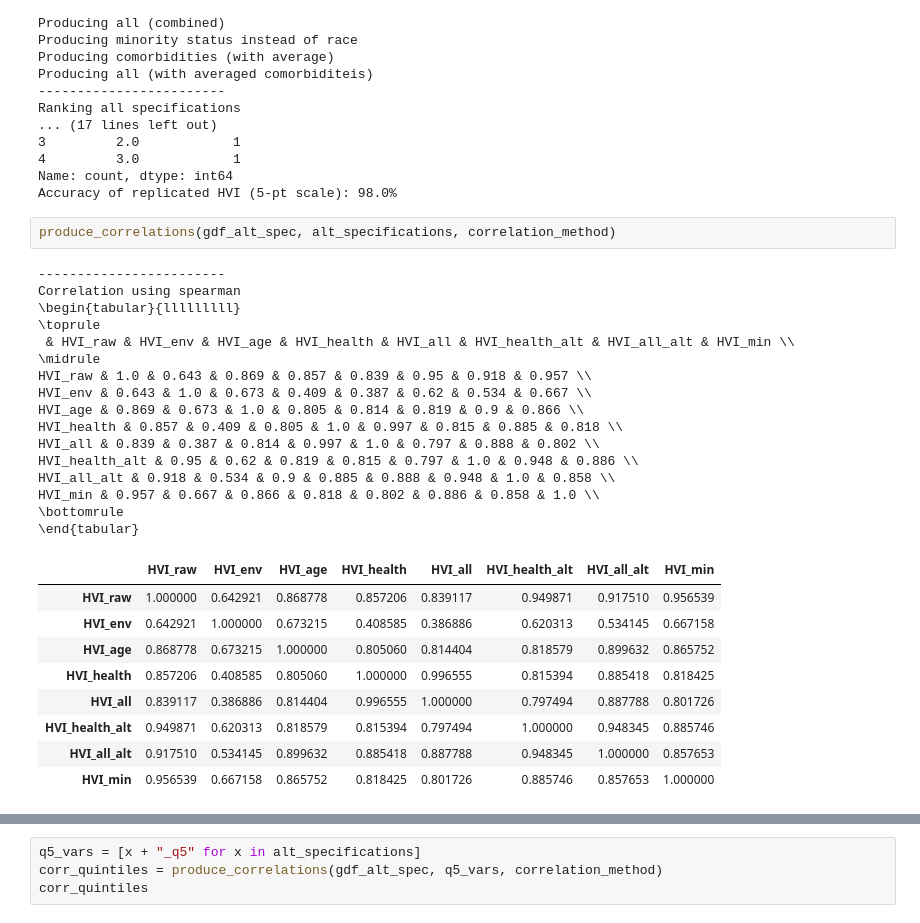
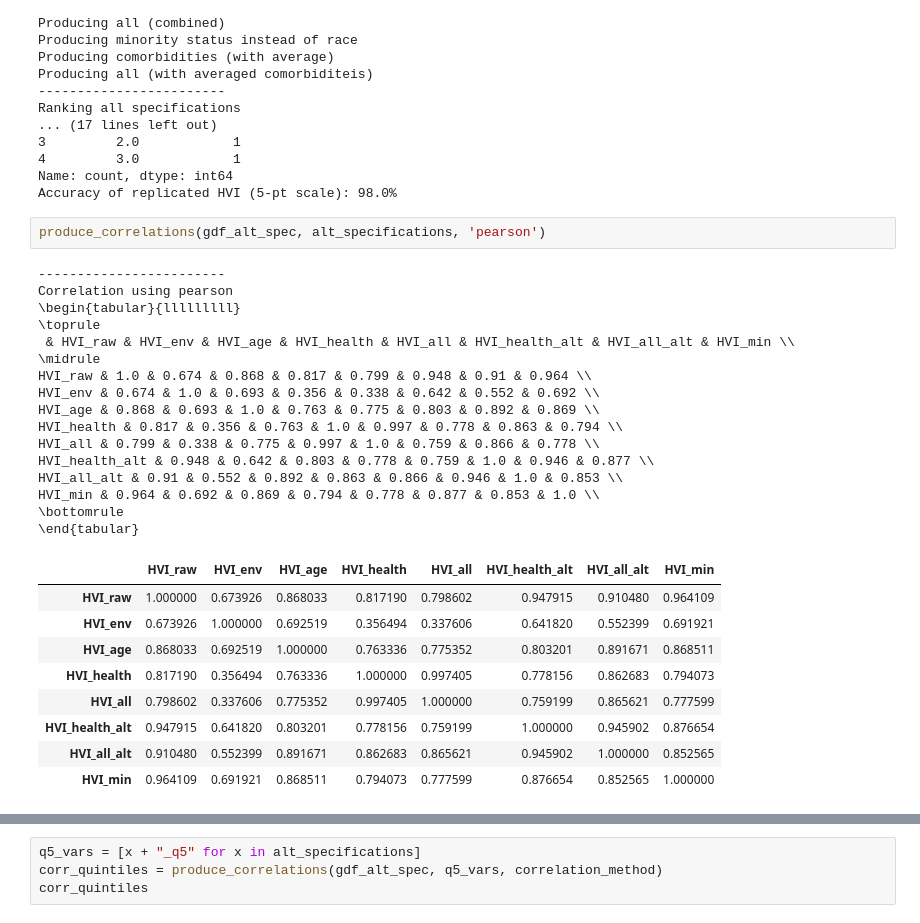
Before and after one commit to jennahgosciak/ScrutinizingIndexRiskAssessments, a Jupyter notebook: replicate-figures.ipynb, the cells around one changed output, grey strips where cells are left out. Saved outputs shown, nothing was run; the diff lists cells and outputs as text.

```diff
--- a/replicate-figures.ipynb
+++ b/replicate-figures.ipynb
@@ -360,33 +358,33 @@ Ranking all specifications
 Name: count, dtype: int64
 Accuracy of replicated HVI (5-pt scale): 98.0%
 # %%
-produce_correlations(gdf_alt_spec, alt_specifications, correlation_method)
+produce_correlations(gdf_alt_spec, alt_specifications, 'pearson')
 # %% [output]
 ------------------------
-Correlation using spearman
+Correlation using pearson
 \begin{tabular}{lllllllll}
 \toprule
  & HVI_raw & HVI_env & HVI_age & HVI_health & HVI_all & HVI_health_alt & HVI_all_alt & HVI_min \\
 \midrule
-HVI_raw & 1.0 & 0.643 & 0.869 & 0.857 & 0.839 & 0.95 & 0.918 & 0.957 \\
-HVI_env & 0.643 & 1.0 & 0.673 & 0.409 & 0.387 & 0.62 & 0.534 & 0.667 \\
-HVI_age & 0.869 & 0.673 & 1.0 & 0.805 & 0.814 & 0.819 & 0.9 & 0.866 \\
-HVI_health & 0.857 & 0.409 & 0.805 & 1.0 & 0.997 & 0.815 & 0.885 & 0.818 \\
-HVI_all & 0.839 & 0.387 & 0.814 & 0.997 & 1.0 & 0.797 & 0.888 & 0.802 \\
-HVI_health_alt & 0.95 & 0.62 & 0.819 & 0.815 & 0.797 & 1.0 & 0.948 & 0.886 \\
-HVI_all_alt & 0.918 & 0.534 & 0.9 & 0.885 & 0.888 & 0.948 & 1.0 & 0.858 \\
-HVI_min & 0.957 & 0.667 & 0.866 & 0.818 & 0.802 & 0.886 & 0.858 & 1.0 \\
+HVI_raw & 1.0 & 0.674 & 0.868 & 0.817 & 0.799 & 0.948 & 0.91 & 0.964 \\
+HVI_env & 0.674 & 1.0 & 0.693 & 0.356 & 0.338 & 0.642 & 0.552 & 0.692 \\
+HVI_age & 0.868 & 0.693 & 1.0 & 0.763 & 0.775 & 0.803 & 0.892 & 0.869 \\
+HVI_health & 0.817 & 0.356 & 0.763 & 1.0 & 0.997 & 0.778 & 0.863 & 0.794 \\
+HVI_all & 0.799 & 0.338 & 0.775 & 0.997 & 1.0 & 0.759 & 0.866 & 0.778 \\
+HVI_health_alt & 0.948 & 0.642 & 0.803 & 0.778 & 0.759 & 1.0 & 0.946 & 0.877 \\
+HVI_all_alt & 0.91 & 0.552 & 0.892 & 0.863 & 0.866 & 0.946 & 1.0 & 0.853 \\
+HVI_min & 0.964 & 0.692 & 0.869 & 0.794 & 0.778 & 0.877 & 0.853 & 1.0 \\
 \bottomrule
 \end{tabular}
 |  | HVI_raw | HVI_env | HVI_age | HVI_health | HVI_all | HVI_health_alt | HVI_all_alt | HVI_min |
-| HVI_raw | 1.000000 | 0.642921 | 0.868778 | 0.857206 | 0.839117 | 0.949871 | 0.917510 | 0.956539 |
-| HVI_env | 0.642921 | 1.000000 | 0.673215 | 0.408585 | 0.386886 | 0.620313 | 0.534145 | 0.667158 |
-| HVI_age | 0.868778 | 0.673215 | 1.000000 | 0.805060 | 0.814404 | 0.818579 | 0.899632 | 0.865752 |
-| HVI_health | 0.857206 | 0.408585 | 0.805060 | 1.000000 | 0.996555 | 0.815394 | 0.885418 | 0.818425 |
-| HVI_all | 0.839117 | 0.386886 | 0.814404 | 0.996555 | 1.000000 | 0.797494 | 0.887788 | 0.801726 |
-| HVI_health_alt | 0.949871 | 0.620313 | 0.818579 | 0.815394 | 0.797494 | 1.000000 | 0.948345 | 0.885746 |
-| HVI_all_alt | 0.917510 | 0.534145 | 0.899632 | 0.885418 | 0.887788 | 0.948345 | 1.000000 | 0.857653 |
-| HVI_min | 0.956539 | 0.667158 | 0.865752 | 0.818425 | 0.801726 | 0.885746 | 0.857653 | 1.000000 |
+| HVI_raw | 1.000000 | 0.673926 | 0.868033 | 0.817190 | 0.798602 | 0.947915 | 0.910480 | 0.964109 |
+| HVI_env | 0.673926 | 1.000000 | 0.692519 | 0.356494 | 0.337606 | 0.641820 | 0.552399 | 0.691921 |
+| HVI_age | 0.868033 | 0.692519 | 1.000000 | 0.763336 | 0.775352 | 0.803201 | 0.891671 | 0.868511 |
+| HVI_health | 0.817190 | 0.356494 | 0.763336 | 1.000000 | 0.997405 | 0.778156 | 0.862683 | 0.794073 |
+| HVI_all | 0.798602 | 0.337606 | 0.775352 | 0.997405 | 1.000000 | 0.759199 | 0.865621 | 0.777599 |
+| HVI_health_alt | 0.947915 | 0.641820 | 0.803201 | 0.778156 | 0.759199 | 1.000000 | 0.945902 | 0.876654 |
+| HVI_all_alt | 0.910480 | 0.552399 | 0.891671 | 0.862683 | 0.865621 | 0.945902 | 1.000000 | 0.852565 |
+| HVI_min | 0.964109 | 0.691921 | 0.868511 | 0.794073 | 0.777599 | 0.876654 | 0.852565 | 1.000000 |
 # %%
 rank_vars = [x + "_rank" for x in alt_specifications]
 corr_rankings = produce_correlations(gdf_alt_spec, rank_vars, correlation_method)
```
Also changed, not shown: parts of 20 cells of this notebook, 20 other files.
